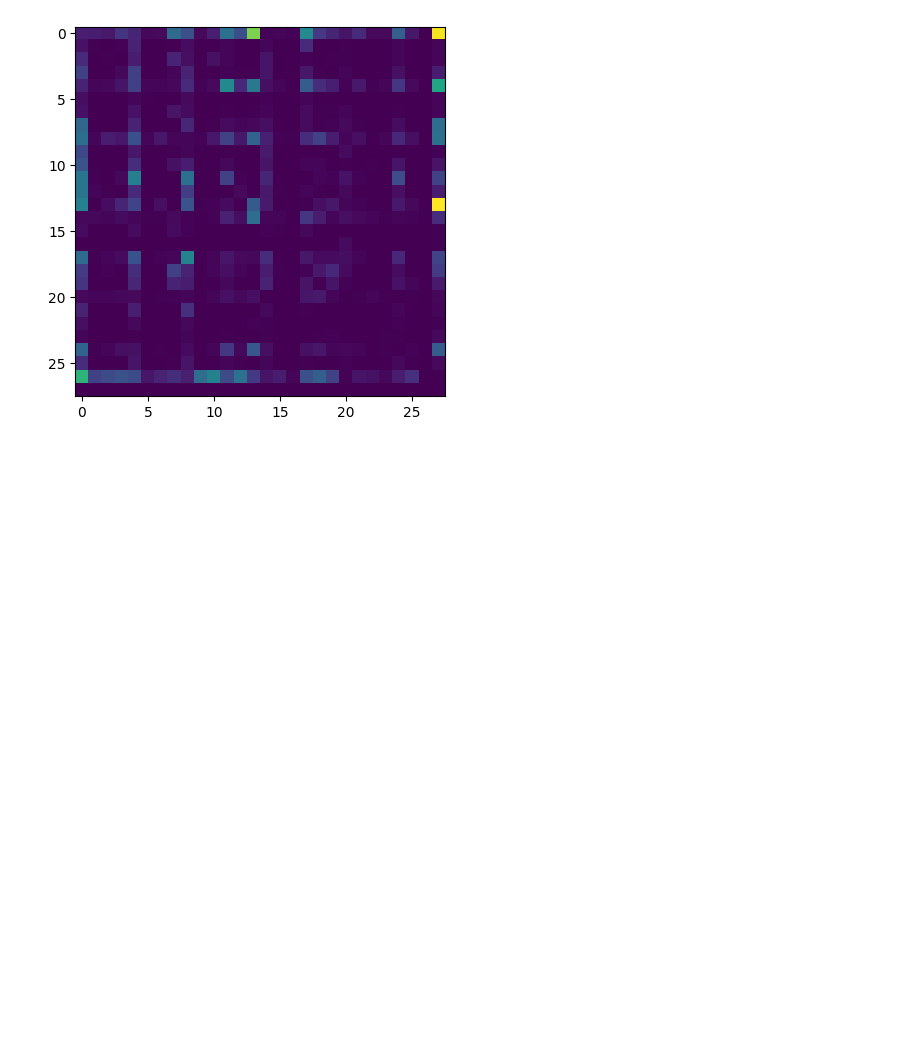
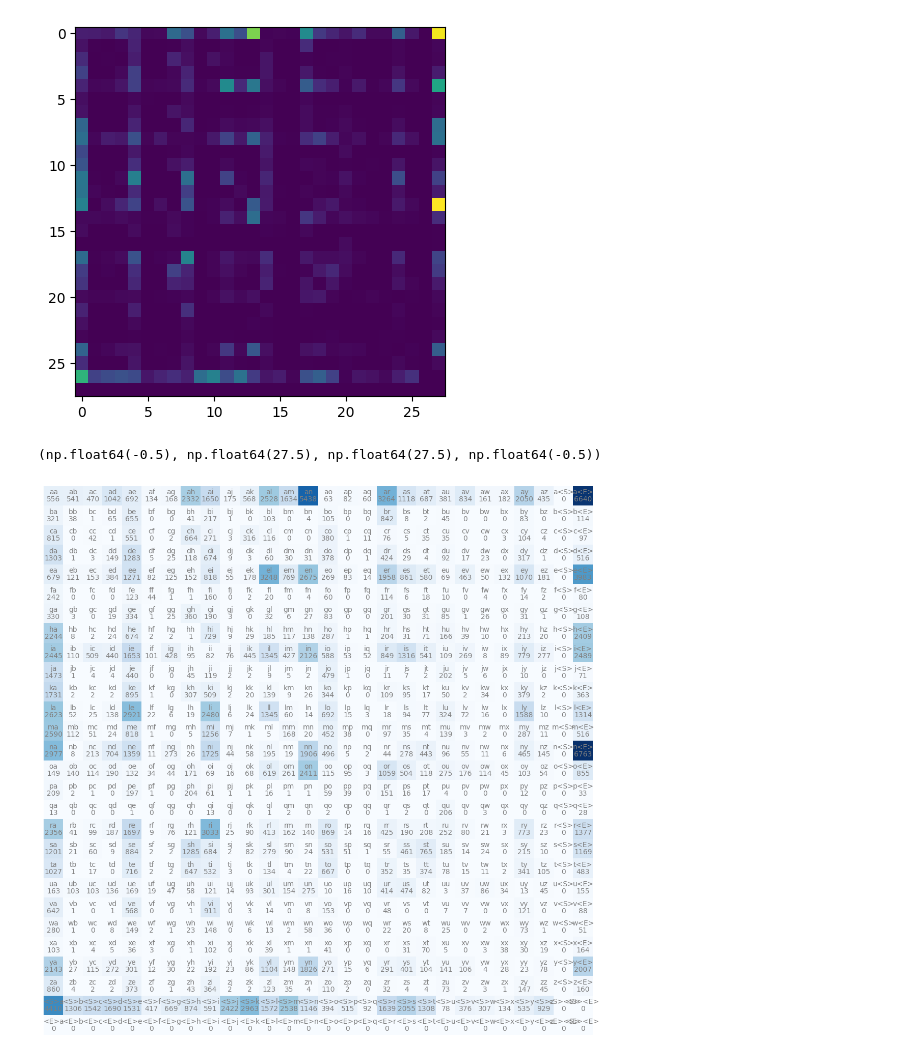
Before and after one commit to sergedevillez/Andrew-Karpathy-s-Playlist, a Jupyter notebook: 2. Build Makemore/build_makemore.ipynb, the cells around one changed output. Cells and saved outputs as stored; diff of their text form; code cells hidden in the pictures; blank space fills up the shorter version.

```diff
--- a/2. Build Makemore/build_makemore.ipynb
+++ b/2. Build Makemore/build_makemore.ipynb
@@ -68,3 +68,19 @@ plt.imshow(N)
 # %% [output]
 <matplotlib.image.AxesImage at 0x...>
 [figure]
+# %%
+# let's create something allowing us to invert the array to it's origin data
+# since stoi means (s to i) let's make a itos (i to s)
+itos = {i:s for s,i in stoi.items()}
+# %%
+plt.figure(figsize=(14,14))
+plt.imshow(N, cmap='Blues')
+for i in range(28):
+    for j in range(28):
+        chstr = itos[i] + itos[j]
+        plt.text(j, i, chstr, ha="center", va="bottom", color="gray")
+        plt.text(j, i, N[i, j].item(), ha="center", va="top", color="gray")
+plt.axis('off')
+# %% [output]
+(np.float64(-0.5), np.float64(27.5), np.float64(27.5), np.float64(-0.5))
+[figure, added]
```
Also changed, not shown: parts of 11 cells of this notebook, 3 other files.
